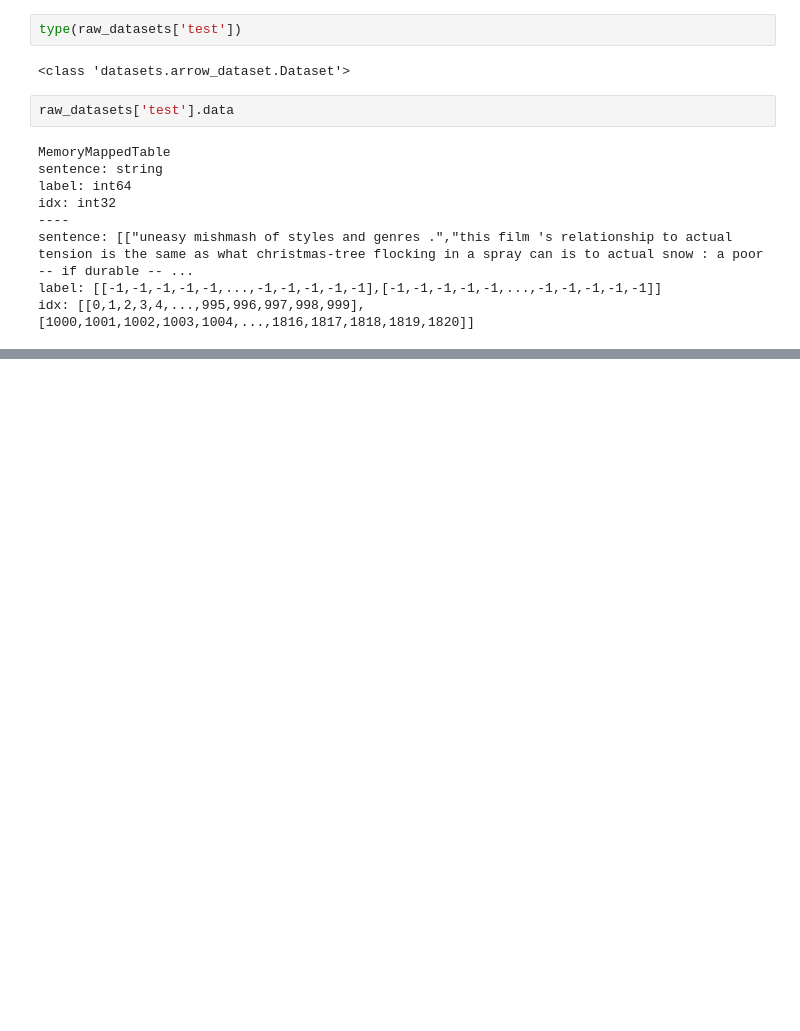
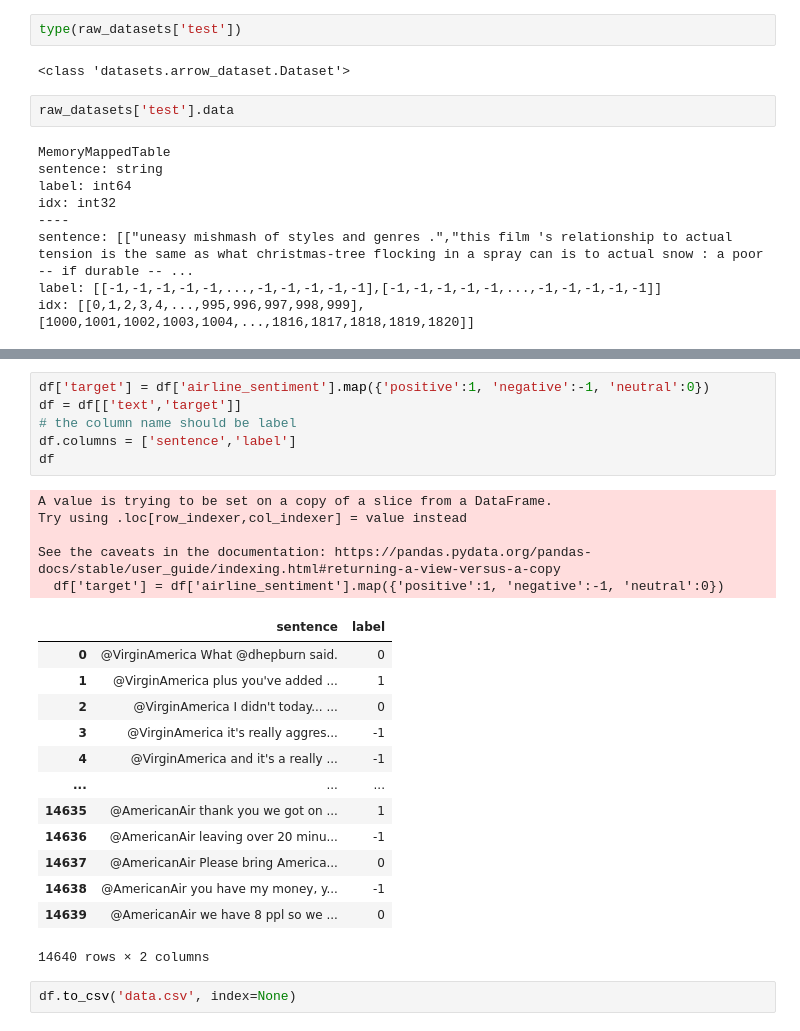
Before and after one commit to hamednasr/transformers, a Jupyter notebook: fite_tuning_sentiment_analysis.ipynb, the cells around one changed output, grey strips where cells are left out. Drawn from its saved outputs; the diff is of its cells as text; blank space fills up the shorter version.

```diff
--- a/fite_tuning_sentiment_analysis.ipynb
+++ b/fite_tuning_sentiment_analysis.ipynb
@@ -55,0 +274,27 @@ idx: [[0,1,2,3,4,...,995,996,997,998,999],[1000,1001,1002,1003,1004,...,1816,181
+# %%
+df['target'] = df['airline_sentiment'].map({'positive':1, 'negative':-1, 'neutral':0})
+df = df[['text','target']]
+# the column name should be label
+df.columns = ['sentence','label']
+df
+# %% [output]
+A value is trying to be set on a copy of a slice from a DataFrame.
+Try using .loc[row_indexer,col_indexer] = value instead
+
+See the caveats in the documentation: https://pandas.pydata.org/pandas-docs/stable/user_guide/indexing.html#returning-a-view-versus-a-copy
+  df['target'] = df['airline_sentiment'].map({'positive':1, 'negative':-1, 'neutral':0})
+|  | sentence | label |
+| 0 | @VirginAmerica What @dhepburn said. | 0 |
+| 1 | @VirginAmerica plus you've added ... | 1 |
+| 2 | @VirginAmerica I didn't today... ... | 0 |
+| 3 | @VirginAmerica it's really aggres... | -1 |
+| 4 | @VirginAmerica and it's a really ... | -1 |
+| ... | ... | ... |
+| 14635 | @AmericanAir thank you we got on ... | 1 |
+| 14636 | @AmericanAir leaving over 20 minu... | -1 |
+| 14637 | @AmericanAir Please bring America... | 0 |
+| 14638 | @AmericanAir you have my money, y... | -1 |
+| 14639 | @AmericanAir we have 8 ppl so we ... | 0 |
+14640 rows × 2 columns
+# %%
+df.to_csv('data.csv', index=None)
```
Also changed, not shown: parts of 38 cells of this notebook.
